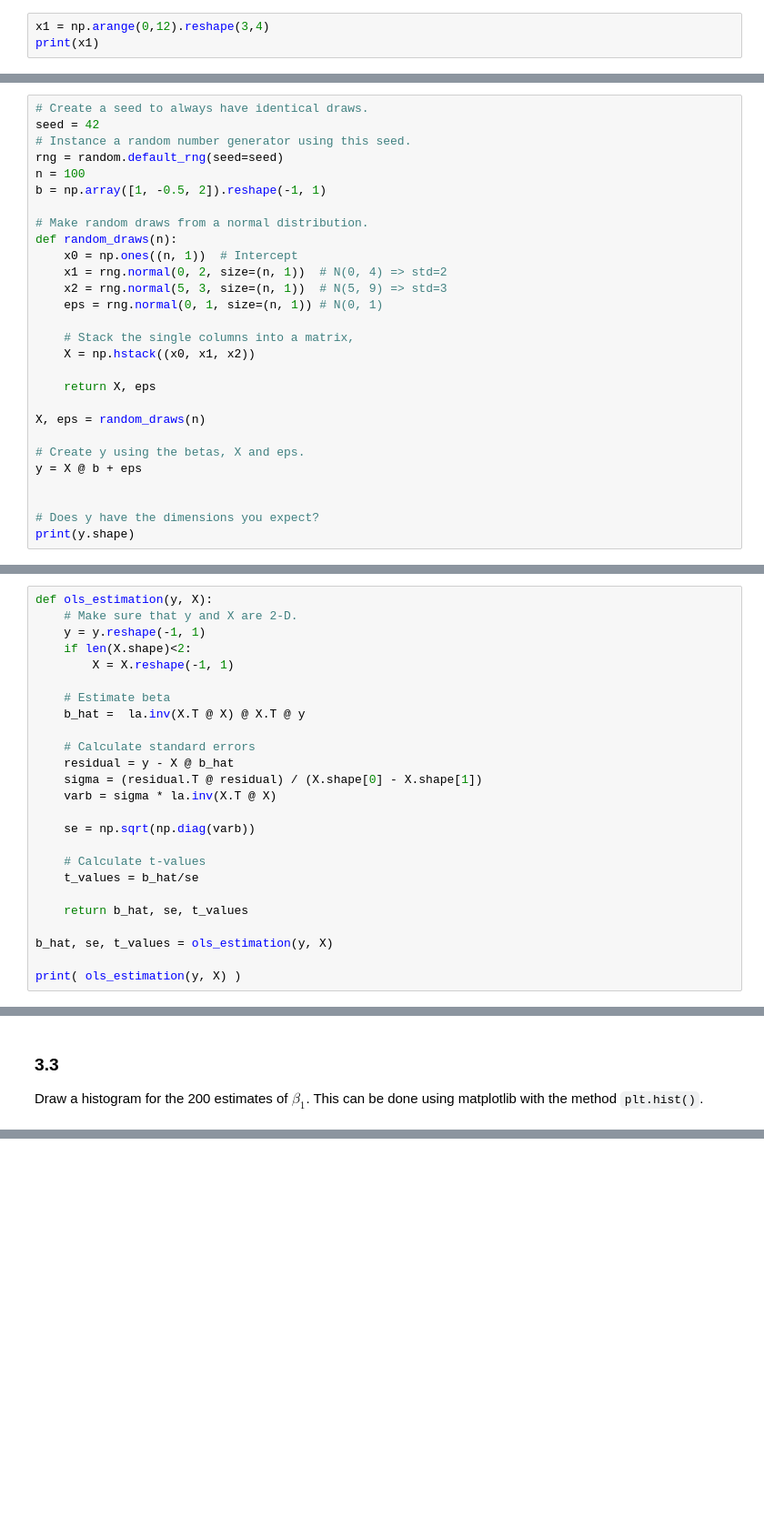
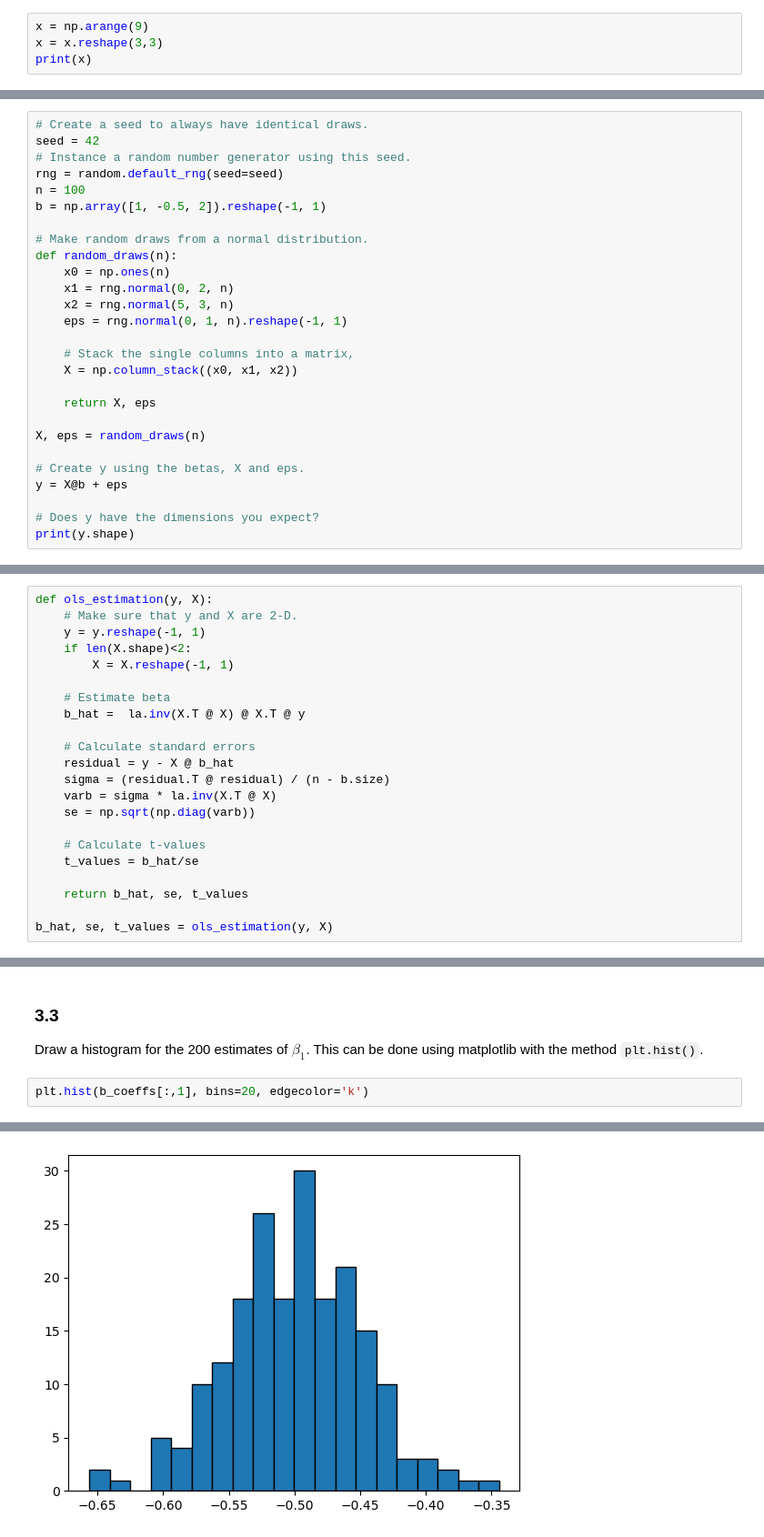
Before and after one commit to sgv491/AED, a Jupyter notebook: week 1/w1_ex_ante.ipynb, the cells around one changed output, grey strips where cells are left out. Shown: that part at 91% size. Cells and saved outputs as stored; diff of their text form; blank space fills up the shorter version.

```diff
--- a/week 1/w1_ex_ante.ipynb
+++ b/week 1/w1_ex_ante.ipynb
@@ -80,5 +53,6 @@ print(np.array(x))
 # %% [markdown]
 Create the same $3 \times 3$ using `np.arange()` and np.reshape()
 # %%
-x1 = np.arange(0,12).reshape(3,4)
-print(x1)
+x = np.arange(9)
+x = x.reshape(3,3)
+print(x)
@@ -331,21 +155,20 @@ b = np.array([1, -0.5, 2]).reshape(-1, 1)
 
 # Make random draws from a normal distribution.
 def random_draws(n):
-    x0 = np.ones((n, 1))  # Intercept
-    x1 = rng.normal(0, 2, size=(n, 1))  # N(0, 4) => std=2
-    x2 = rng.normal(5, 3, size=(n, 1))  # N(5, 9) => std=3
-    eps = rng.normal(0, 1, size=(n, 1)) # N(0, 1)
+    x0 = np.ones(n)
+    x1 = rng.normal(0, 2, n)
+    x2 = rng.normal(5, 3, n)
+    eps = rng.normal(0, 1, n).reshape(-1, 1)
 
     # Stack the single columns into a matrix,
-    X = np.hstack((x0, x1, x2))
+    X = np.column_stack((x0, x1, x2))
 
     return X, eps
 
 X, eps = random_draws(n)
 
 # Create y using the betas, X and eps.
-y = X @ b + eps
-
+y = X@b + eps
 
 # Does y have the dimensions you expect?
 print(y.shape)
@@ -390,9 +213,8 @@ def ols_estimation(y, X):
 
     # Calculate standard errors
     residual = y - X @ b_hat
-    sigma = (residual.T @ residual) / (X.shape[0] - X.shape[1])
+    sigma = (residual.T @ residual) / (n - b.size)
     varb = sigma * la.inv(X.T @ X)
-
     se = np.sqrt(np.diag(varb))
 
     # Calculate t-values
@@ -401,5 +223,3 @@ def ols_estimation(y, X):
     return b_hat, se, t_values
 
 b_hat, se, t_values = ols_estimation(y, X)
-
-print( ols_estimation(y, X) )
@@ -512,3 +362,6 @@ AttributeError: 'numpy.ndarray' object has no attribute 'cov'
 # %% [markdown]
 ### 3.3
 Draw a histogram for the 200 estimates of $\beta_1$. This can be done using matplotlib with the method `plt.hist()`.
+# %%
+plt.hist(b_coeffs[:,1], bins=20, edgecolor='k')
+# %% [output]
@@ -514,0 +376 @@ Draw a histogram for the 200 estimates of $\beta_1$. This can be done using matp
+[figure, added]
```
Also changed, not shown: parts of 30 cells of this notebook, 1 other file.
